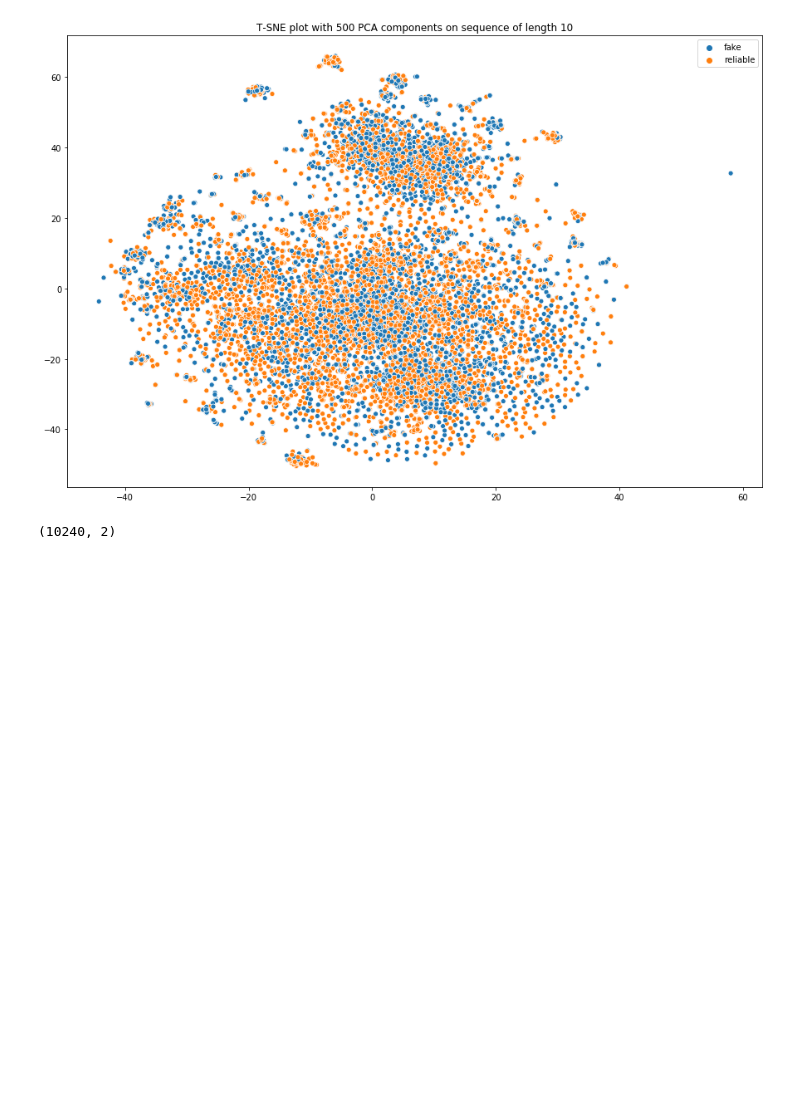
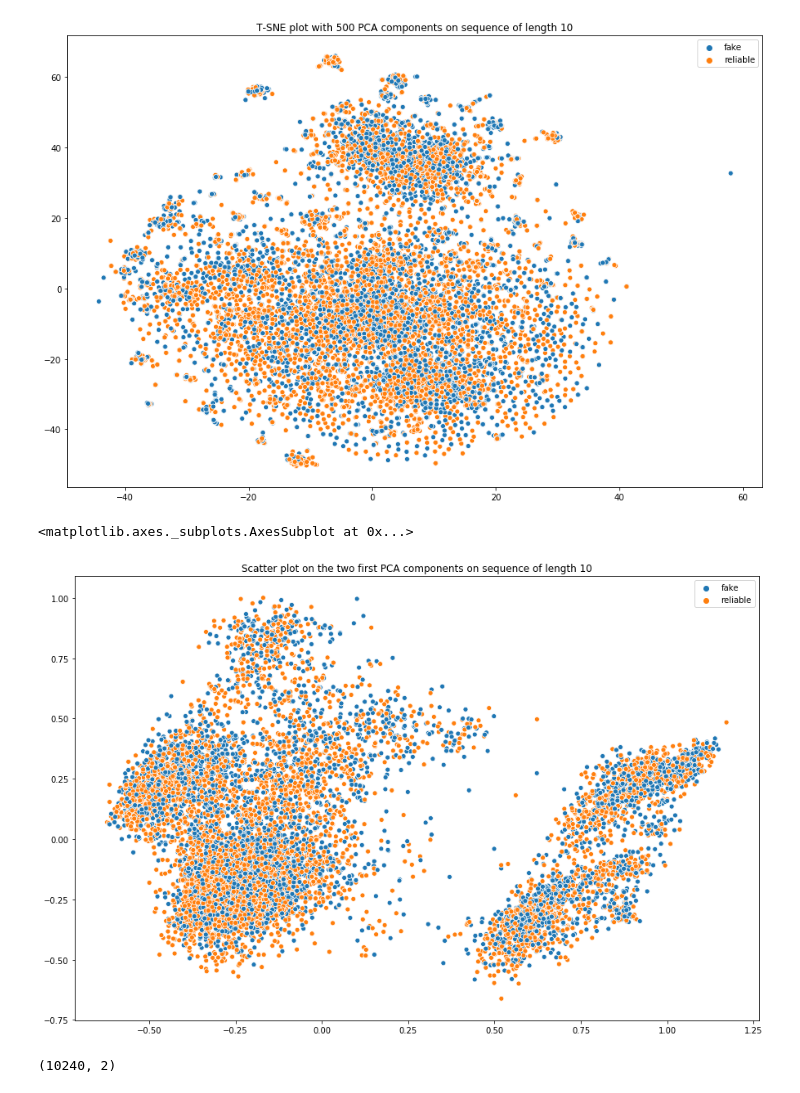
Before and after one commit to SimonKenoby/Master-Thesis-Fake-News-Dectection, a Jupyter notebook: Code/data_exploration/t-sne-liar-liar.ipynb, the cells around one changed output. Saved outputs shown, nothing was run; the diff lists cells and outputs as text; code cells hidden in the pictures; blank space fills up the shorter version.

```diff
--- a/Code/data_exploration/t-sne-liar-liar.ipynb
+++ b/Code/data_exploration/t-sne-liar-liar.ipynb
@@ -69,6 +74,13 @@ sns.scatterplot(x = X_embedded[:,0], y = X_embedded[:,1], hue = labels, ax = axe
 plt.savefig('out/liar-liar-tsne_10_500.pdf')
 # %% [output]
 [figure]
+# %%
+fig, axes = plt.subplots(nrows = 1, ncols = 1, figsize=(15,10))
+axes.set(title="Scatter plot on the two first PCA components on sequence of length 10")
+sns.scatterplot(x = pca_t[:,0], y = pca_t[:,1], hue = labels, ax = axes)
+# %% [output]
+<matplotlib.axes._subplots.AxesSubplot at 0x...>
+[figure, added]
 # %%
 X_embedded.shape
 # %% [output]
```
Also changed, not shown: parts of 11 cells of this notebook, 27 other files.
